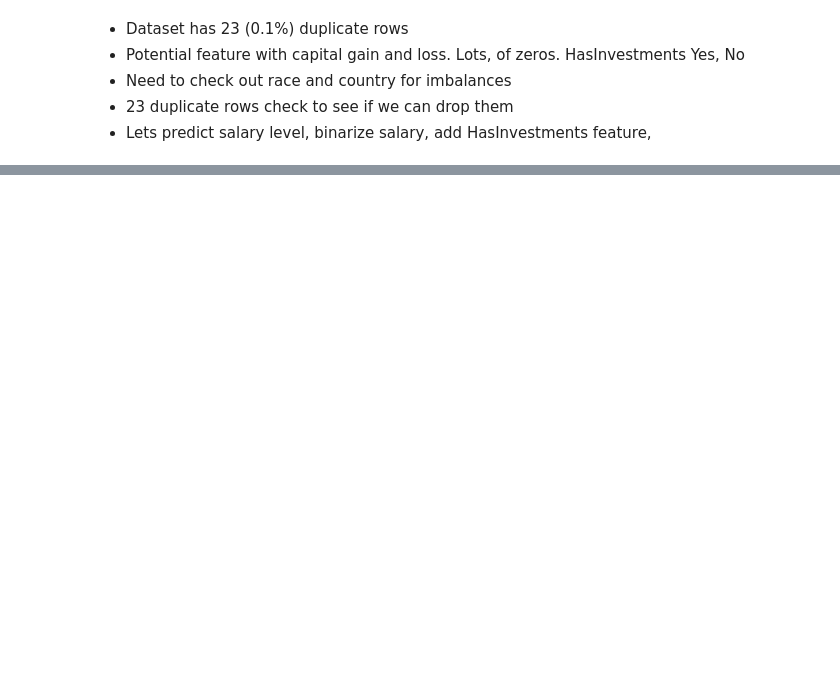
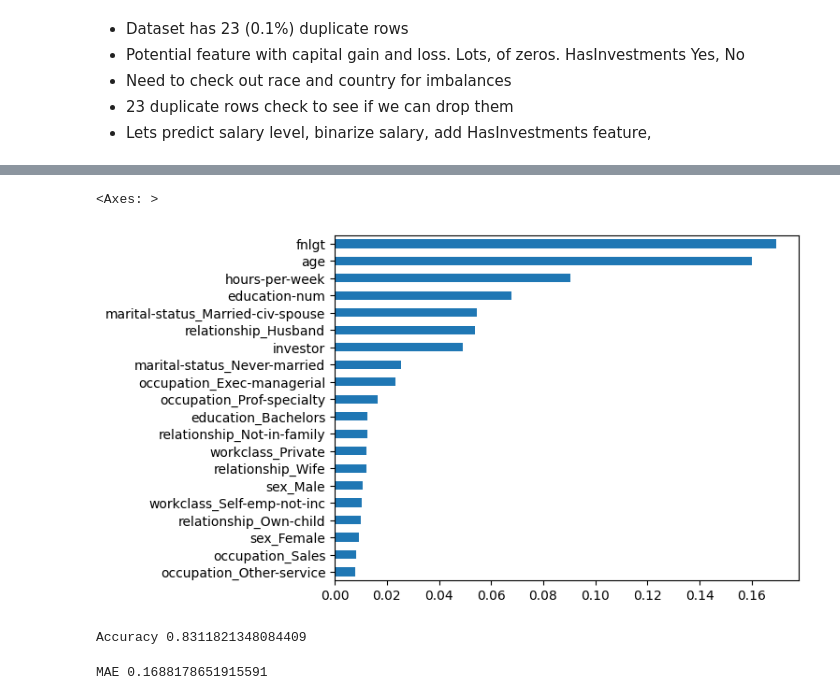
Before and after one commit to swatt45/Deploying-a-Scalable-ML-Pipeline-with-FastAPI, a Jupyter notebook: data/EDA.ipynb, the cells around one changed output, grey strips where cells are left out. Cells and saved outputs as stored; diff of their text form; code cells hidden in the pictures; blank space fills up the shorter version.

Commit message:
Updating model EDA and implementation work

```diff
--- a/data/EDA.ipynb
+++ b/data/EDA.ipynb
@@ -120,0 +117,15 @@ len(df[df.duplicated()].sort_values(by='age', ascending=True).head())
+# %%
+#split train test data
+train, test = train_test_split(df, test_size=0.3)
+# %%
+#Get X and y
+y_train = train['living_wage']
+X_train = train.drop('living_wage', axis=1)
+
+y_test = test['living_wage']
+X_test = test.drop('living_wage', axis=1)
+# %%
+# Create model
+rfc = RandomForestClassifier()
+# %%
+rfc.fit(X_train, y_train)
@@ -120,0 +156,8 @@ len(df[df.duplicated()].sort_values(by='age', ascending=True).head())
+# %%
+importances = pd.Series(rfc.feature_importances_, index=rfc.feature_names_in_)
+important = importances.nlargest(20)
+important.sort_values(ascending=True, inplace=True)
+important.plot(kind='barh')
+# %% [output]
+<Axes: >
+[figure, added]
@@ -120,0 +166,10 @@ len(df[df.duplicated()].sort_values(by='age', ascending=True).head())
+# %%
+accuracy = accuracy_score(y_test, y_pred)
+print(f"Accuracy {accuracy}")
+# %% [output]
+Accuracy 0.8311821348084409
+# %%
+mae = mean_absolute_error(y_test, y_pred)
+print(f"MAE {mae}")
+# %% [output]
+MAE 0.1688178651915591
```
Also changed, not shown: parts of 32 cells of this notebook, 1 other file.
